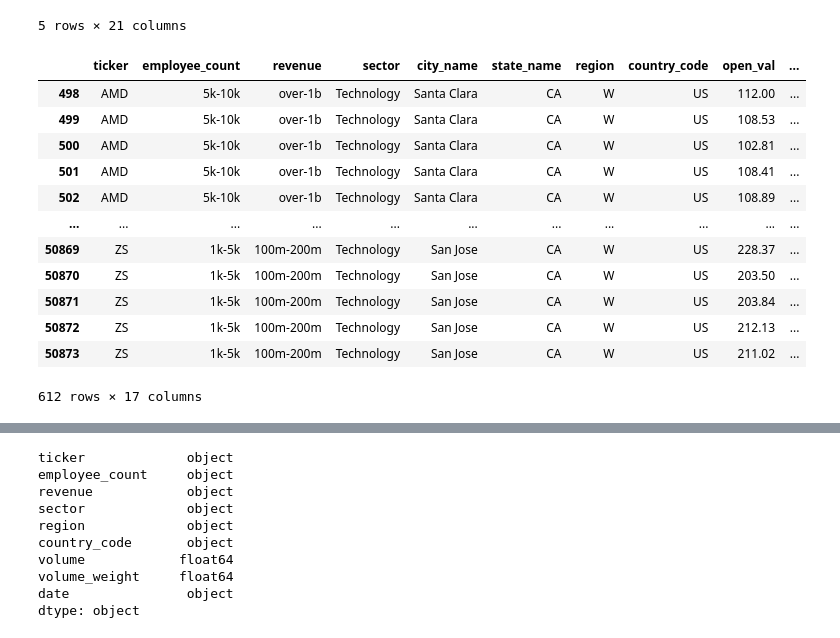
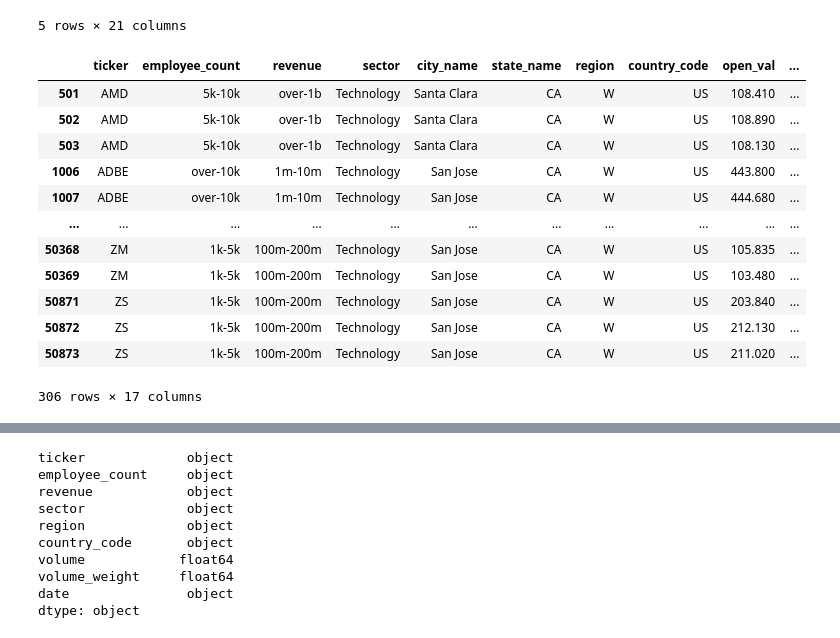
Before and after one commit to kjkubik/CompanyLocationAndStocks, a Jupyter notebook: source/Run_GBDT_Model-V1.3.ipynb, the cells around one changed output, grey strips where cells are left out. Cells and saved outputs as stored; diff of their text form; code cells hidden in the pictures.

```diff
--- a/source/Run_GBDT_Model-V1.3.ipynb
+++ b/source/Run_GBDT_Model-V1.3.ipynb
@@ -54,38 +54,38 @@ stock_df.head()
 # %%
 # preserve date column as type object
 stock_df['date'] = stock_df['date_val']
 
 # have the user enter beginning date as yyyy-mm-dd
-begin_date = '2022-03-03'
+begin_date = '2022-03-08'
 # have the user enter ending date as yyyy-mm-dd
 end_date = '2022-03-10'
 # iteration controls
-day_range_of_iter = 2
+day_range_of_iter = 3
 
 # Convert the date to datetime64
 stock_df['date_val'] = pd.to_datetime(stock_df['date_val'], format='%Y-%m-%d')
 
 stock_df = stock_df.loc[(stock_df['date_val'] >= begin_date)
                      & (stock_df['date_val'] <= end_date)]
 
 # drop throw-aways
 stock_df.drop(["longitude", "latitude", "company_name", "company_url","date_val"], axis=1, inplace=True)
 
 stock_df
 # %% [output]
 |  | ticker | employee_count | revenue | sector | city_name | state_name | region | country_code | open_val | ... |
-| 498 | AMD | 5k-10k | over-1b | Technology | Santa Clara | CA | W | US | 112.00 | ... |
-| 499 | AMD | 5k-10k | over-1b | Technology | Santa Clara | CA | W | US | 108.53 | ... |
-| 500 | AMD | 5k-10k | over-1b | Technology | Santa Clara | CA | W | US | 102.81 | ... |
-| 501 | AMD | 5k-10k | over-1b | Technology | Santa Clara | CA | W | US | 108.41 | ... |
-| 502 | AMD | 5k-10k | over-1b | Technology | Santa Clara | CA | W | US | 108.89 | ... |
+| 501 | AMD | 5k-10k | over-1b | Technology | Santa Clara | CA | W | US | 108.410 | ... |
+| 502 | AMD | 5k-10k | over-1b | Technology | Santa Clara | CA | W | US | 108.890 | ... |
+| 503 | AMD | 5k-10k | over-1b | Technology | Santa Clara | CA | W | US | 108.130 | ... |
+| 1006 | ADBE | over-10k | 1m-10m | Technology | San Jose | CA | W | US | 443.800 | ... |
+| 1007 | ADBE | over-10k | 1m-10m | Technology | San Jose | CA | W | US | 444.680 | ... |
 | ... | ... | ... | ... | ... | ... | ... | ... | ... | ... | ... |
-| 50869 | ZS | 1k-5k | 100m-200m | Technology | San Jose | CA | W | US | 228.37 | ... |
-| 50870 | ZS | 1k-5k | 100m-200m | Technology | San Jose | CA | W | US | 203.50 | ... |
-| 50871 | ZS | 1k-5k | 100m-200m | Technology | San Jose | CA | W | US | 203.84 | ... |
-| 50872 | ZS | 1k-5k | 100m-200m | Technology | San Jose | CA | W | US | 212.13 | ... |
-| 50873 | ZS | 1k-5k | 100m-200m | Technology | San Jose | CA | W | US | 211.02 | ... |
+| 50368 | ZM | 1k-5k | 100m-200m | Technology | San Jose | CA | W | US | 105.835 | ... |
+| 50369 | ZM | 1k-5k | 100m-200m | Technology | San Jose | CA | W | US | 103.480 | ... |
+| 50871 | ZS | 1k-5k | 100m-200m | Technology | San Jose | CA | W | US | 203.840 | ... |
+| 50872 | ZS | 1k-5k | 100m-200m | Technology | San Jose | CA | W | US | 212.130 | ... |
+| 50873 | ZS | 1k-5k | 100m-200m | Technology | San Jose | CA | W | US | 211.020 | ... |
-612 rows × 17 columns
+306 rows × 17 columns
 # %%
 # drop fields that will not be used to represent a period of time
 stock_df.drop(columns = ['open_val', 'high_val', 'low_val', 'close_val', 'number_of_transactions', 'city_name', 'state_name', 'number_of_transactions', 'percent_change'], axis=1, inplace=True)
```
Also changed, not shown: parts of 16 cells of this notebook, 4 other files.
